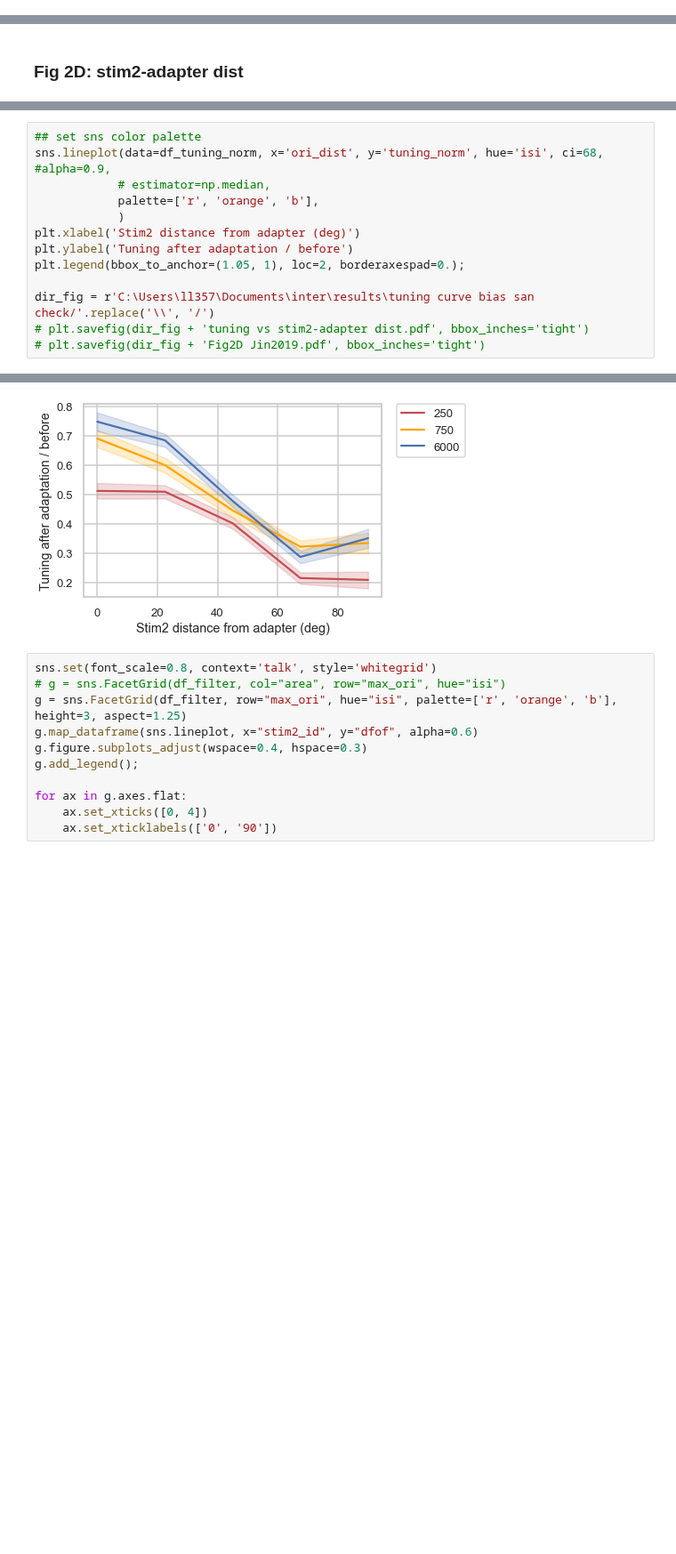
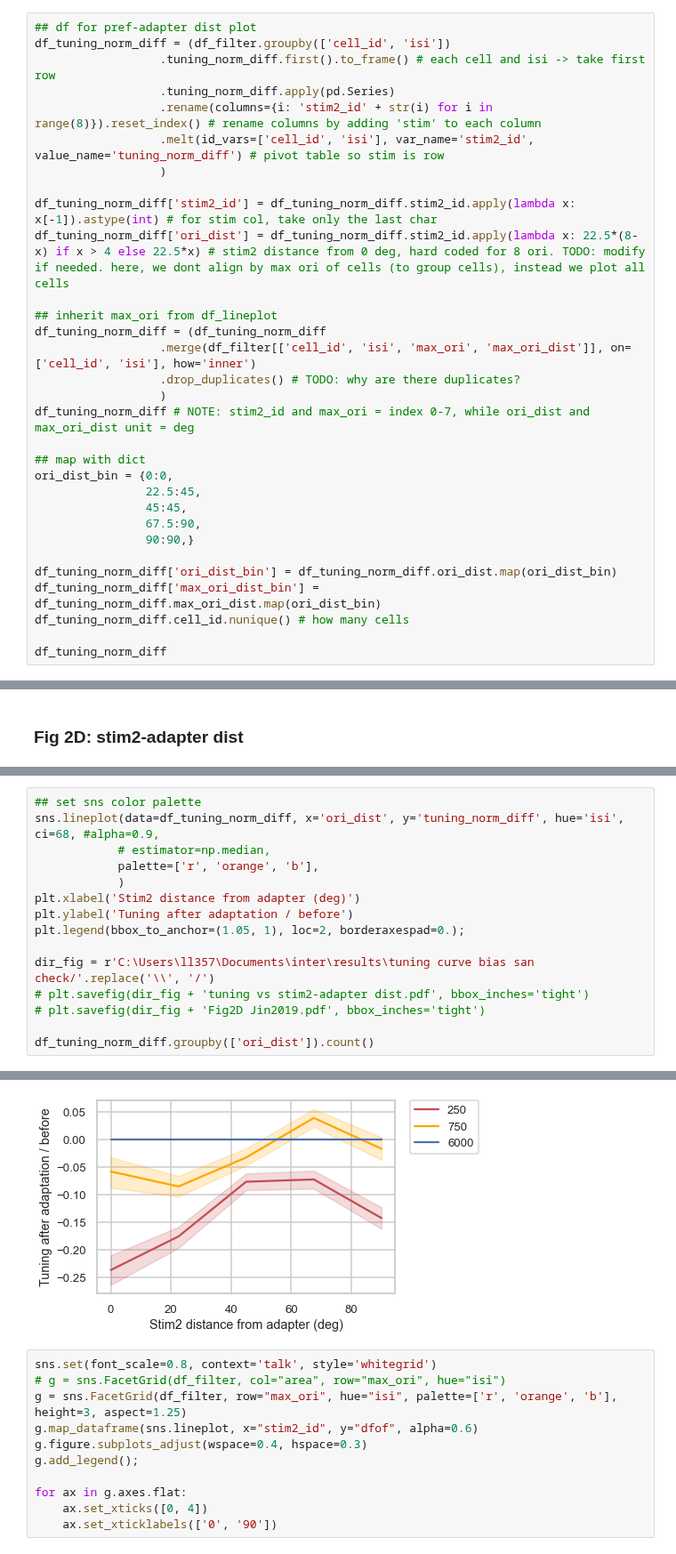
Before and after one commit to lanluo9/inter, a Jupyter notebook: scripts/ipynb/tuning_bias_multisess.ipynb, the cells around one changed output, grey strips where cells are left out. Shown at 89% size. Saved outputs shown, nothing was run; the diff lists cells and outputs as text; blank space fills up the shorter version.

Commit message:
stim2-adapter distance vs dfof plot. now using tuning diff (ad-noad) AFTER both are normed

```diff
--- a/scripts/ipynb/tuning_bias_multisess.ipynb
+++ b/scripts/ipynb/tuning_bias_multisess.ipynb
@@ -793,0 +757,31 @@ df_tuning_norm
+# %%
+## df for pref-adapter dist plot
+df_tuning_norm_diff = (df_filter.groupby(['cell_id', 'isi'])
+                  .tuning_norm_diff.first().to_frame() # each cell and isi -> take first row
+                  .tuning_norm_diff.apply(pd.Series)
+                  .rename(columns={i: 'stim2_id' + str(i) for i in range(8)}).reset_index() # rename columns by adding 'stim' to each column
+                  .melt(id_vars=['cell_id', 'isi'], var_name='stim2_id', value_name='tuning_norm_diff') # pivot table so stim is row
+                  )
+
+df_tuning_norm_diff['stim2_id'] = df_tuning_norm_diff.stim2_id.apply(lambda x: x[-1]).astype(int) # for stim col, take only the last char
+df_tuning_norm_diff['ori_dist'] = df_tuning_norm_diff.stim2_id.apply(lambda x: 22.5*(8-x) if x > 4 else 22.5*x) # stim2 distance from 0 deg, hard coded for 8 ori. TODO: modify if needed. here, we dont align by max ori of cells (to group cells), instead we plot all cells
+
+## inherit max_ori from df_lineplot
+df_tuning_norm_diff = (df_tuning_norm_diff
+                  .merge(df_filter[['cell_id', 'isi', 'max_ori', 'max_ori_dist']], on=['cell_id', 'isi'], how='inner')
+                  .drop_duplicates() # TODO: why are there duplicates?
+                  )
+df_tuning_norm_diff # NOTE: stim2_id and max_ori = index 0-7, while ori_dist and max_ori_dist unit = deg
+
+## map with dict
+ori_dist_bin = {0:0,
+                22.5:45,
+                45:45,
+                67.5:90,
+                90:90,}
+
+df_tuning_norm_diff['ori_dist_bin'] = df_tuning_norm_diff.ori_dist.map(ori_dist_bin)
+df_tuning_norm_diff['max_ori_dist_bin'] = df_tuning_norm_diff.max_ori_dist.map(ori_dist_bin)
+df_tuning_norm_diff.cell_id.nunique() # how many cells
+
+df_tuning_norm_diff
@@ -856,6 +884,6 @@ plt.legend(bbox_to_anchor=(1.05, 1), loc=2, borderaxespad=0.);
 # %%
 ## set sns color palette
-sns.lineplot(data=df_tuning_norm, x='ori_dist', y='tuning_norm', hue='isi', ci=68, #alpha=0.9,
+sns.lineplot(data=df_tuning_norm_diff, x='ori_dist', y='tuning_norm_diff', hue='isi', ci=68, #alpha=0.9,
             # estimator=np.median,
             palette=['r', 'orange', 'b'],
             )
@@ -866,4 +894,6 @@ plt.legend(bbox_to_anchor=(1.05, 1), loc=2, borderaxespad=0.);
 dir_fig = r'C:\Users\ll357\Documents\inter\results\tuning curve bias san check/'.replace('\\', '/')
 # plt.savefig(dir_fig + 'tuning vs stim2-adapter dist.pdf', bbox_inches='tight')
 # plt.savefig(dir_fig + 'Fig2D Jin2019.pdf', bbox_inches='tight')
+
+df_tuning_norm_diff.groupby(['ori_dist']).count()
 # %% [output]
@@ -870,4 +907,4 @@ dir_fig = r'C:\Users\ll357\Documents\inter\results\tuning curve bias san check/'
-[figure, old version]
+[figure, new version]
 # %%
 sns.set(font_scale=0.8, context='talk', style='whitegrid')
 # g = sns.FacetGrid(df_filter, col="area", row="max_ori", hue="isi")
```
Also changed, not shown: parts of 8 cells of this notebook, 1 other file.
